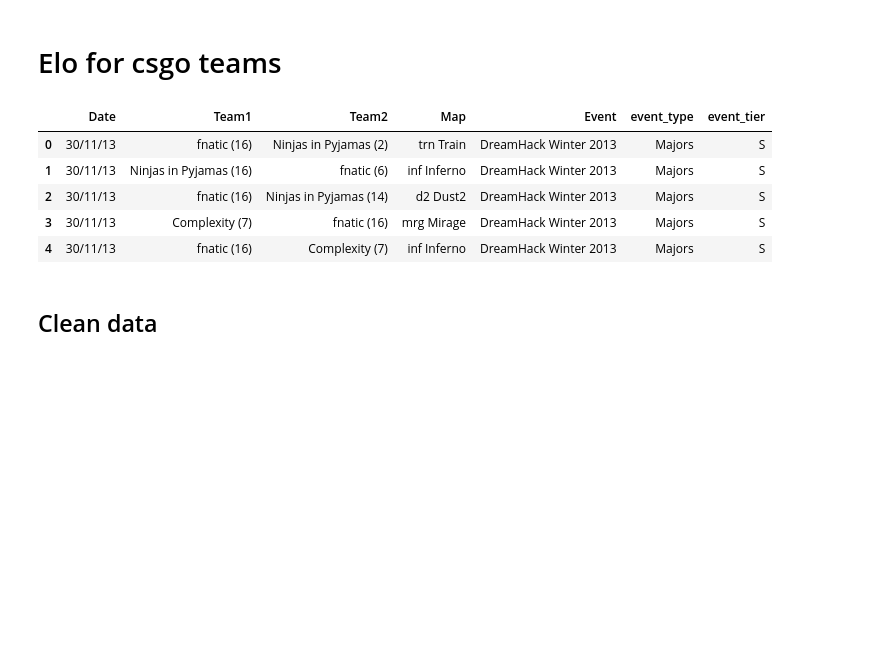
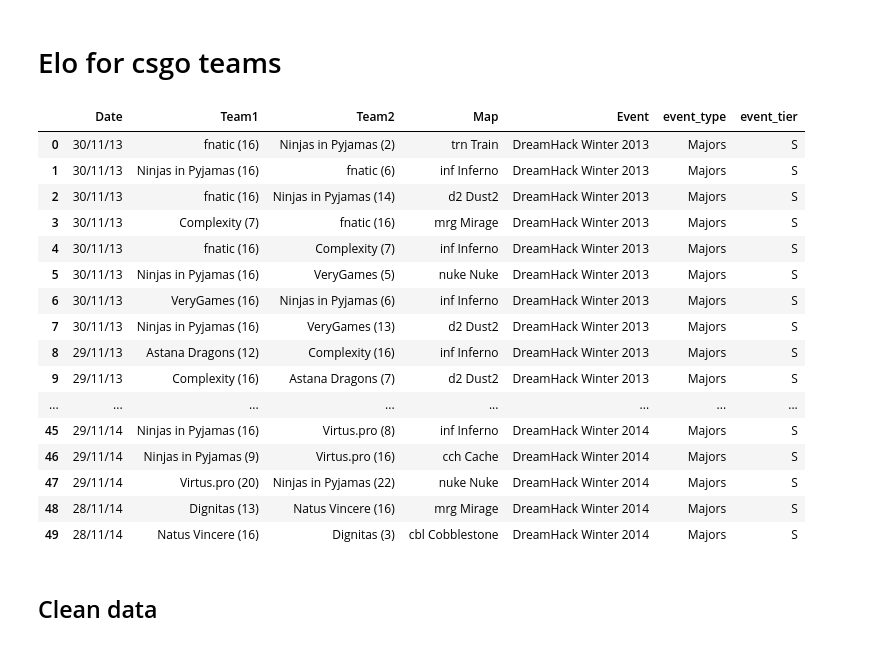
Before and after one commit to Lucascapdeville/Elo_CSGO, a Jupyter notebook: data_cleaning.ipynb, the cells around one changed output. Saved outputs shown, nothing was run; the diff lists cells and outputs as text; code cells hidden in the pictures; blank space fills up the shorter version.

```diff
--- a/data_cleaning.ipynb
+++ b/data_cleaning.ipynb
@@ -5,20 +5,32 @@ import pandas as pd
 import math
 # %%
 match_online = pd.read_csv('data/matches_Online_21.csv',sep=';')
+match_online['event_tier'] = 'B'
 match_lan = pd.read_csv('data/matches_Lan_21.csv',sep=';')
 match_big_events = pd.read_csv('data/matches_BigEvents_21.csv',sep=';')
 match_majors = pd.read_csv('data/matches__Majors_21.csv',sep=';')
 match_history  = pd.concat([match_majors,match_big_events,match_lan,match_online])
 match_history.drop("Unnamed: 0",axis=1,inplace=True)
 # %%
-match_history.head()
+match_history.head(50)
 # %% [output]
 |  | Date | Team1 | Team2 | Map | Event | event_type | event_tier |
 | 0 | 30/11/13 | fnatic (16) | Ninjas in Pyjamas (2) | trn Train | DreamHack Winter 2013 | Majors | S |
 | 1 | 30/11/13 | Ninjas in Pyjamas (16) | fnatic (6) | inf Inferno | DreamHack Winter 2013 | Majors | S |
 | 2 | 30/11/13 | fnatic (16) | Ninjas in Pyjamas (14) | d2 Dust2 | DreamHack Winter 2013 | Majors | S |
 | 3 | 30/11/13 | Complexity (7) | fnatic (16) | mrg Mirage | DreamHack Winter 2013 | Majors | S |
 | 4 | 30/11/13 | fnatic (16) | Complexity (7) | inf Inferno | DreamHack Winter 2013 | Majors | S |
+| 5 | 30/11/13 | Ninjas in Pyjamas (16) | VeryGames (5) | nuke Nuke | DreamHack Winter 2013 | Majors | S |
+| 6 | 30/11/13 | VeryGames (16) | Ninjas in Pyjamas (6) | inf Inferno | DreamHack Winter 2013 | Majors | S |
+| 7 | 30/11/13 | Ninjas in Pyjamas (16) | VeryGames (13) | d2 Dust2 | DreamHack Winter 2013 | Majors | S |
+| 8 | 29/11/13 | Astana Dragons (12) | Complexity (16) | inf Inferno | DreamHack Winter 2013 | Majors | S |
+| 9 | 29/11/13 | Complexity (16) | Astana Dragons (7) | d2 Dust2 | DreamHack Winter 2013 | Majors | S |
+| ... | ... | ... | ... | ... | ... | ... | ... |
+| 45 | 29/11/14 | Ninjas in Pyjamas (16) | Virtus.pro (8) | inf Inferno | DreamHack Winter 2014 | Majors | S |
+| 46 | 29/11/14 | Ninjas in Pyjamas (9) | Virtus.pro (16) | cch Cache | DreamHack Winter 2014 | Majors | S |
+| 47 | 29/11/14 | Virtus.pro (20) | Ninjas in Pyjamas (22) | nuke Nuke | DreamHack Winter 2014 | Majors | S |
+| 48 | 28/11/14 | Dignitas (13) | Natus Vincere (16) | mrg Mirage | DreamHack Winter 2014 | Majors | S |
+| 49 | 28/11/14 | Natus Vincere (16) | Dignitas (3) | cbl Cobblestone | DreamHack Winter 2014 | Majors | S |
 # %% [markdown]
 ## Clean data
 # %%
```
Also changed, not shown: parts of 8 cells of this notebook, 4 other files.
